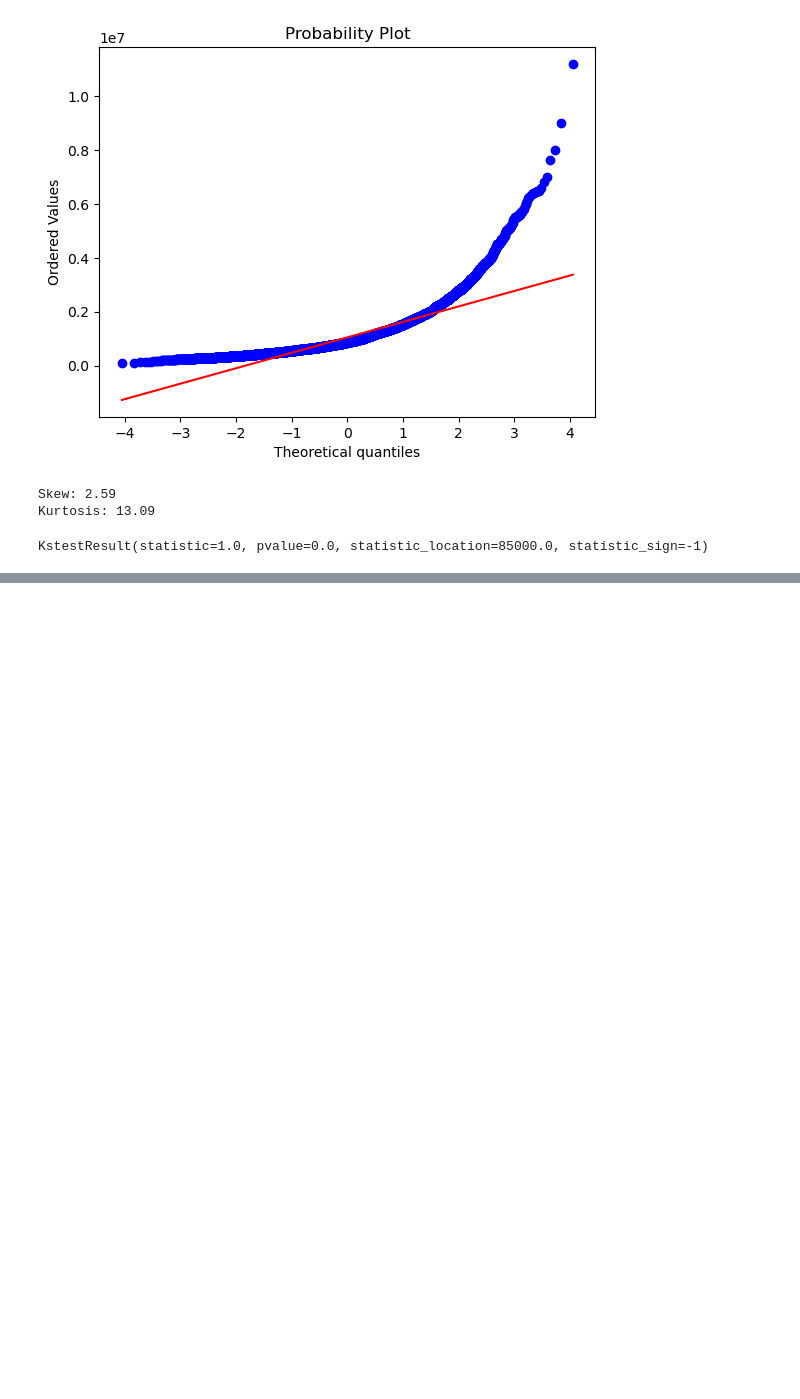
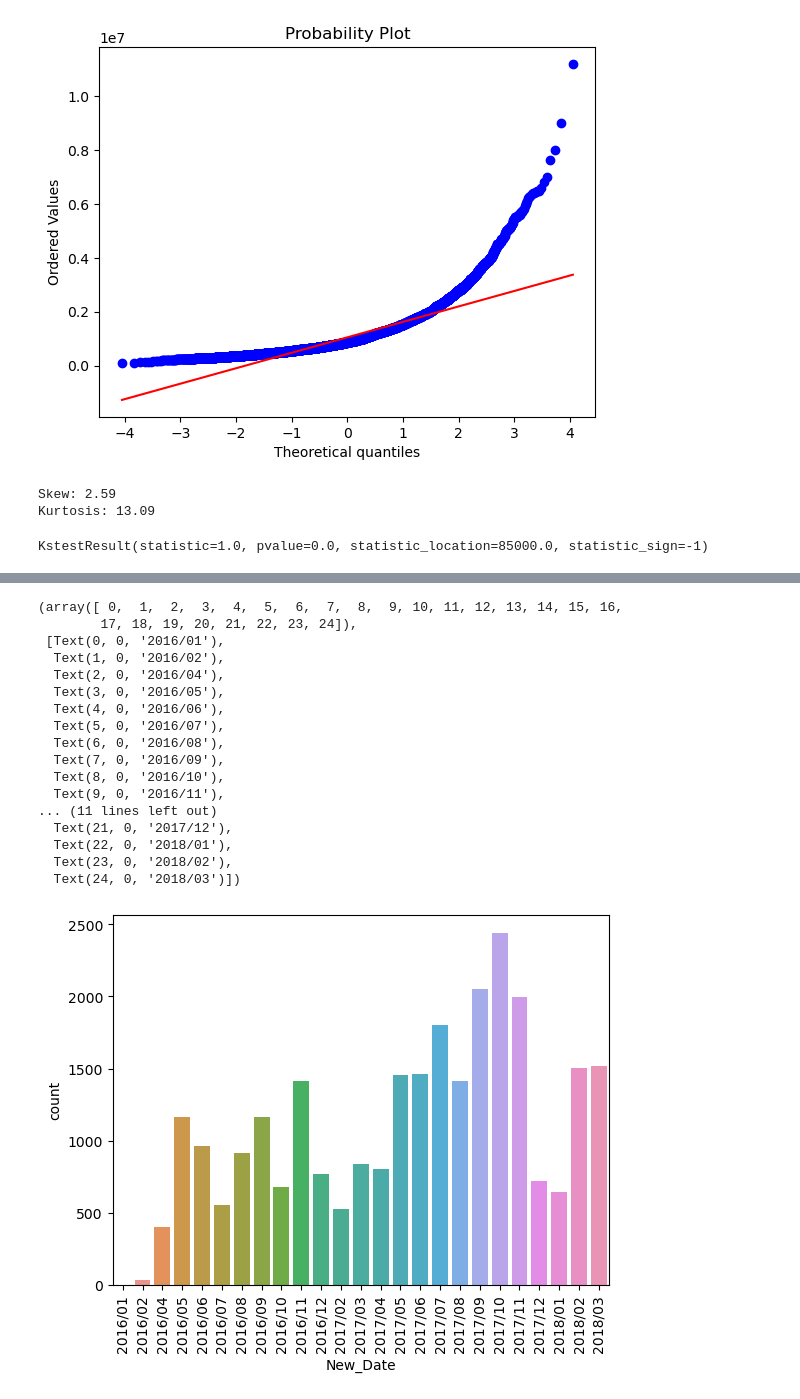
Before and after one commit to Frussen/ironhack_lab, a Jupyter notebook: Week 5 - MidTerm/eda_assessment/housing_dataset_eda.ipynb, the cells around one changed output, grey strips where cells are left out. Saved outputs shown, nothing was run; the diff lists cells and outputs as text; code cells hidden in the pictures; blank space fills up the shorter version.

```diff
--- a/Week 5 - MidTerm/eda_assessment/housing_dataset_eda.ipynb
+++ b/Week 5 - MidTerm/eda_assessment/housing_dataset_eda.ipynb
@@ -288,0 +289,9 @@ Kramer V: 0.22929919217052963
+# %%
+# 15. How much was the percentage increase or decrease in median price of property sold between the earliest year and the latest year?
+
+df['Year'] = df['Date'].apply(lambda x: x.split("/")[2])
+
+median_price = df.groupby('Year')['Price'].median()
+
+difference = ((median_price['2018'] / median_price['2016']) - 1)*100
+print("The difference is:", f"{round(difference,2)}%")
@@ -288,0 +300,5 @@ Kramer V: 0.22929919217052963
+# %%
+# 16. Is there a specific month during which more houses are sold?
+
+df['Month'] = df['Date'].apply(lambda x: x.split("/")[1])
+df['Month'].value_counts()
@@ -288,0 +320,23 @@ Kramer V: 0.22929919217052963
+# %%
+df['New_Date'] = df['Date'].apply(lambda x: f"{x.split('/')[2]}/{x.split('/')[1]}")
+sns.countplot(x=df['New_Date'], order=pd.Series(df['New_Date'].unique()).sort_values())
+plt.xticks(rotation=90)
+# %% [output]
+(array([ 0,  1,  2,  3,  4,  5,  6,  7,  8,  9, 10, 11, 12, 13, 14, 15, 16,
+        17, 18, 19, 20, 21, 22, 23, 24]),
+ [Text(0, 0, '2016/01'),
+  Text(1, 0, '2016/02'),
+  Text(2, 0, '2016/04'),
+  Text(3, 0, '2016/05'),
+  Text(4, 0, '2016/06'),
+  Text(5, 0, '2016/07'),
+  Text(6, 0, '2016/08'),
+  Text(7, 0, '2016/09'),
+  Text(8, 0, '2016/10'),
+  Text(9, 0, '2016/11'),
+... (11 lines left out)
+  Text(21, 0, '2017/12'),
+  Text(22, 0, '2018/01'),
+  Text(23, 0, '2018/02'),
+  Text(24, 0, '2018/03')])
+[figure, added]
```
Also changed, not shown: parts of 12 cells of this notebook.
